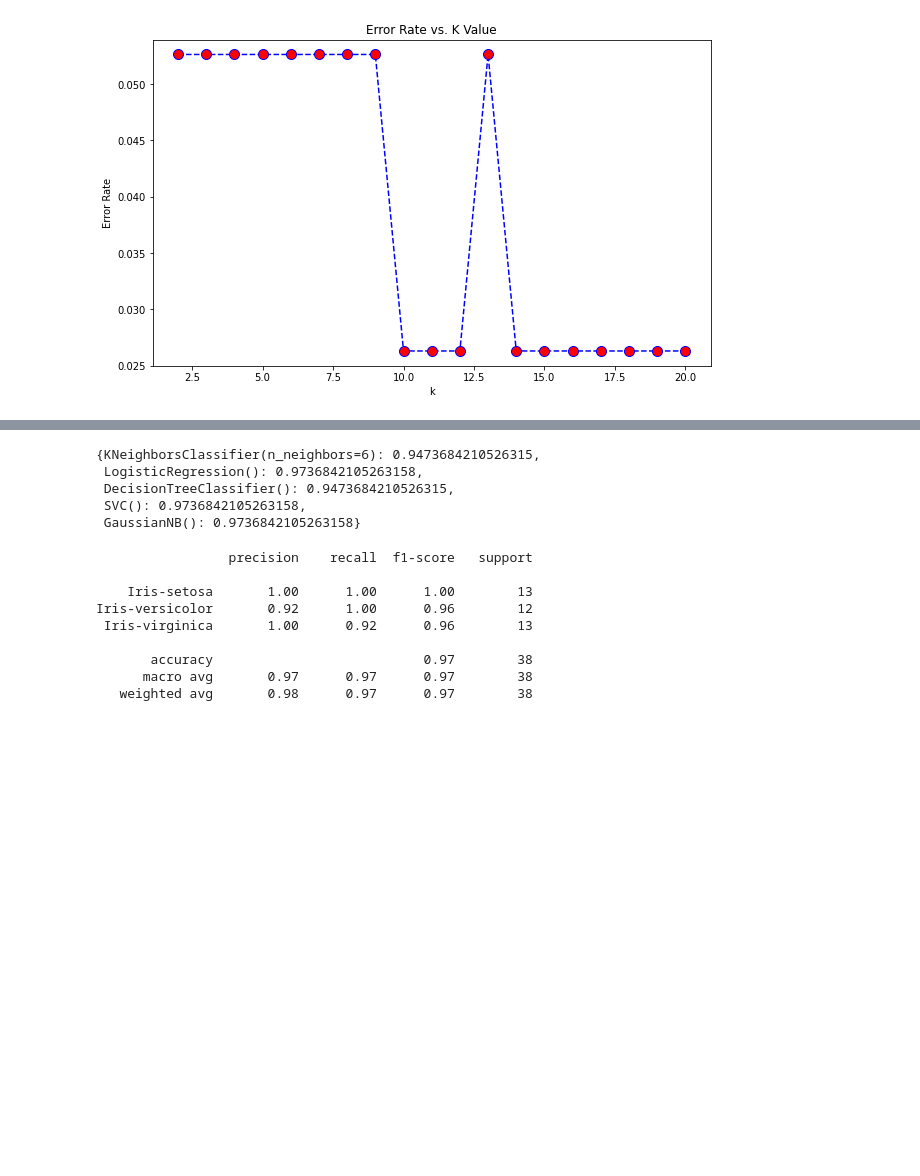
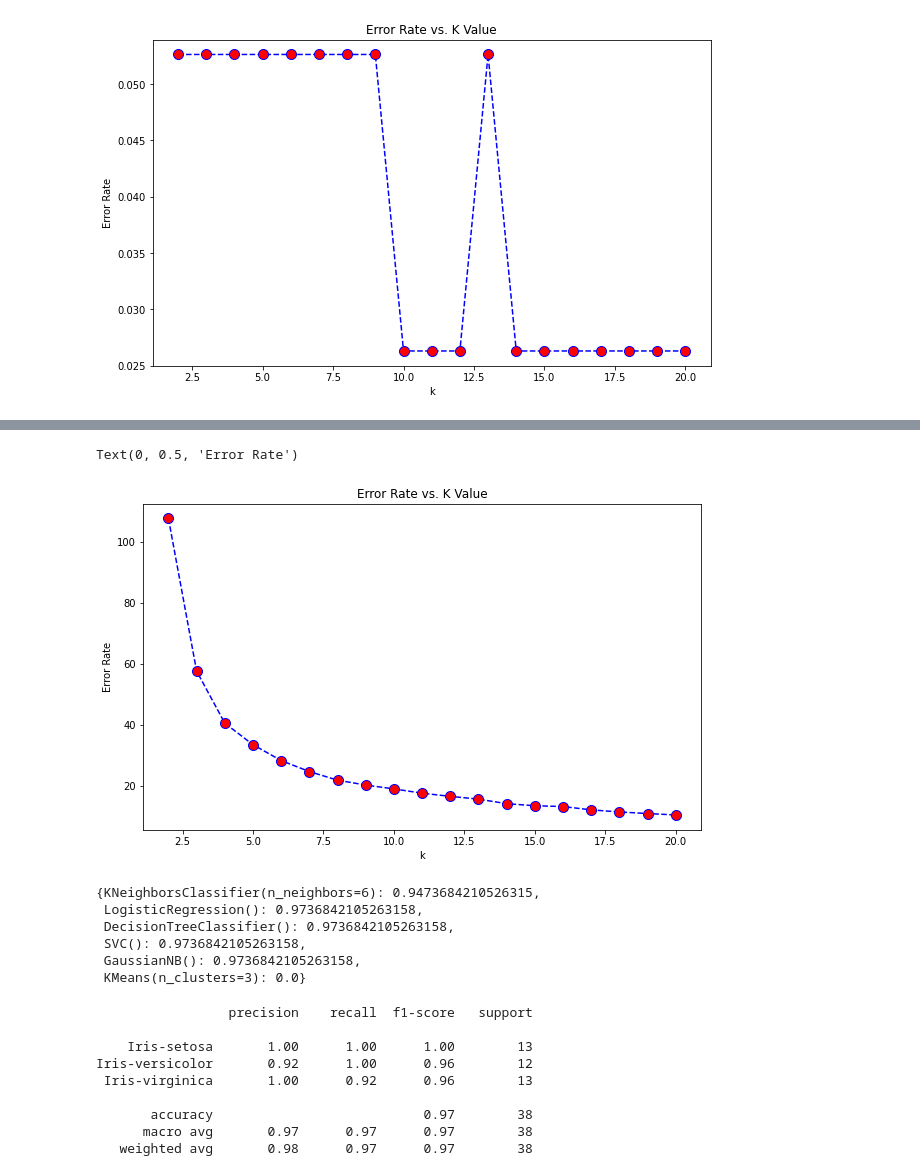
Before and after one commit to mikemoore26/Iris, a Jupyter notebook: IRis_one.ipynb, the cells around one changed output, grey strips where cells are left out. Drawn from its saved outputs; the diff is of its cells as text; code cells hidden in the pictures; blank space fills up the shorter version.

```diff
--- a/IRis_one.ipynb
+++ b/IRis_one.ipynb
@@ -159,3 +176,15 @@ plt.ylabel('Error Rate')
 # %% [output]
 Text(0, 0.5, 'Error Rate')
 [figure]
+# %%
+scores = {}
+error_rate = []
+inertia = []
+for i in range(2,21):
+    model = KMeans(i)
+    model.fit(train_x,train_y)
+    score = model.score(train_x,train_y)
+    pred_i = model.predict(test_x)
+    scores[i] = score
+    error_rate.append(np.mean(pred_i != test_y))
+    inertia.append(model.inertia_)
@@ -162,3 +211,13 @@ Text(0, 0.5, 'Error Rate')
+# %%
+plt.figure(figsize=(10,6))
+plt.plot(range(2,21),inertia,color='blue', linestyle='dashed', marker='o',
+markerfacecolor='red', markersize=10)
+plt.title('Error Rate vs. K Value')
+plt.xlabel('k')
+plt.ylabel('Error Rate')
+# %% [output]
+Text(0, 0.5, 'Error Rate')
+[figure, added]
 # %%
 model = KNeighborsClassifier(6)
 model.fit(train_x,train_y)
@@ -182,9 +241,10 @@ scores
 # %% [output]
 {KNeighborsClassifier(n_neighbors=6): 0.9473684210526315,
  LogisticRegression(): 0.9736842105263158,
- DecisionTreeClassifier(): 0.9473684210526315,
+ DecisionTreeClassifier(): 0.9736842105263158,
  SVC(): 0.9736842105263158,
- GaussianNB(): 0.9736842105263158}
+ GaussianNB(): 0.9736842105263158,
+ KMeans(n_clusters=3): 0.0}
 # %%
 model=SVC()
 model.fit(train_x,train_y)
```
Also changed, not shown: parts of 9 cells of this notebook.
